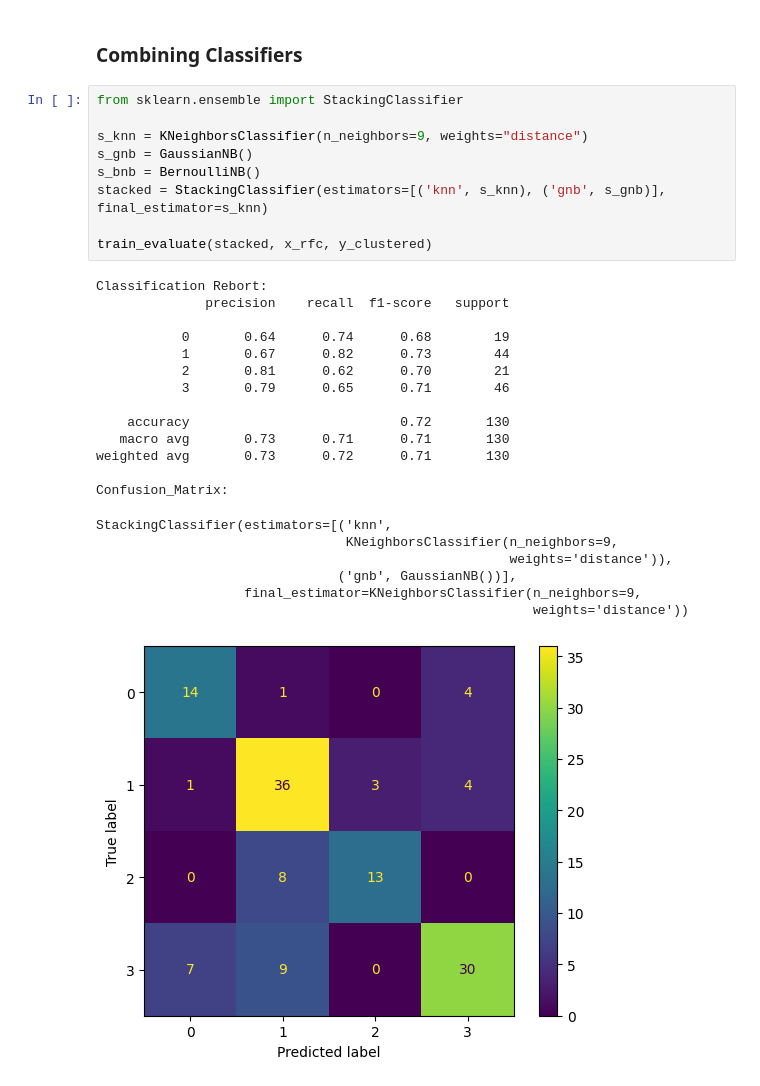
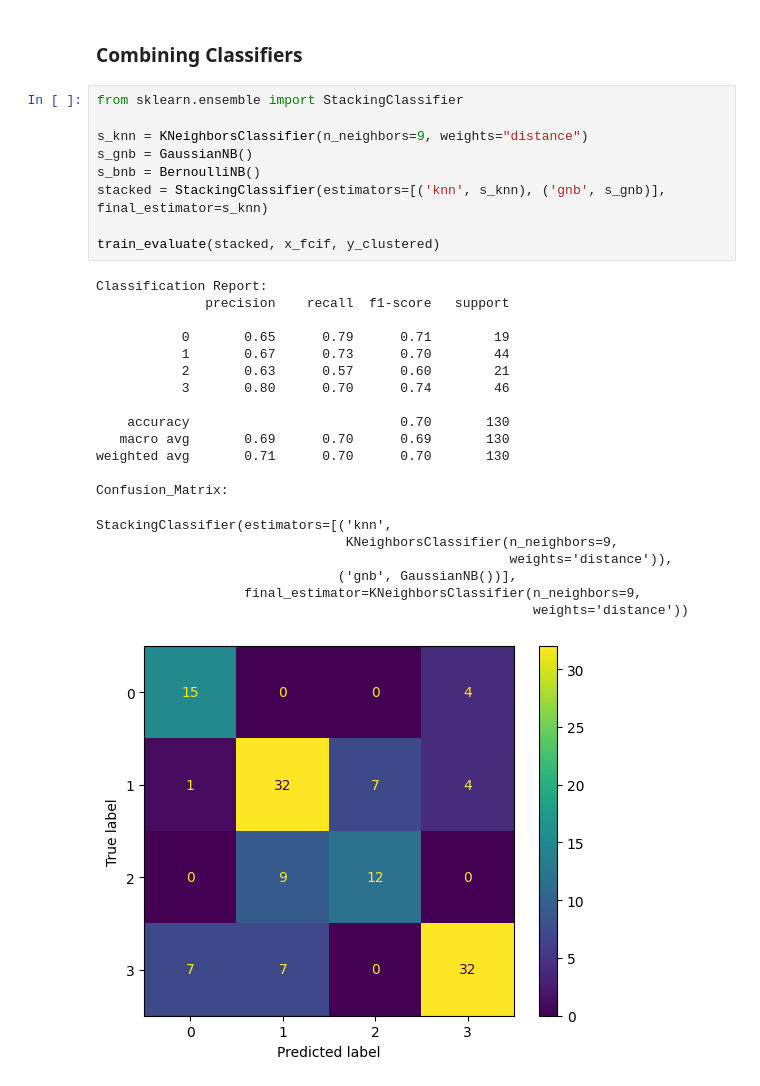
Before and after one commit to yousefmrashad/housing-classification, a Jupyter notebook: housing_prices_classification.ipynb, the cells around one changed output. Saved outputs shown, nothing was run; the diff lists cells and outputs as text.

```diff
--- a/housing_prices_classification.ipynb
+++ b/housing_prices_classification.ipynb
@@ -424,30 +517,30 @@ Confusion_Matrix:
 # %%
 from sklearn.ensemble import StackingClassifier
 
 s_knn = KNeighborsClassifier(n_neighbors=9, weights="distance")
 s_gnb = GaussianNB()
 s_bnb = BernoulliNB()
 stacked = StackingClassifier(estimators=[('knn', s_knn), ('gnb', s_gnb)], final_estimator=s_knn)
 
-train_evaluate(stacked, x_rfc, y_clustered)
+train_evaluate(stacked, x_fcif, y_clustered)
 # %% [output]
-Classification Rebort:
+Classification Report:
               precision    recall  f1-score   support
 
-           0       0.64      0.74      0.68        19
-           1       0.67      0.82      0.73        44
-           2       0.81      0.62      0.70        21
-           3       0.79      0.65      0.71        46
+           0       0.65      0.79      0.71        19
+           1       0.67      0.73      0.70        44
+           2       0.63      0.57      0.60        21
+           3       0.80      0.70      0.74        46
 
-    accuracy                           0.72       130
-   macro avg       0.73      0.71      0.71       130
-weighted avg       0.73      0.72      0.71       130
+    accuracy                           0.70       130
+   macro avg       0.69      0.70      0.69       130
+weighted avg       0.71      0.70      0.70       130
 
 Confusion_Matrix:
 StackingClassifier(estimators=[('knn',
                                 KNeighborsClassifier(n_neighbors=9,
                                                      weights='distance')),
                                ('gnb', GaussianNB())],
                    final_estimator=KNeighborsClassifier(n_neighbors=9,
                                                         weights='distance'))
-[figure, old version]
+[figure, new version]
```
Also changed, not shown: parts of 16 cells of this notebook.
